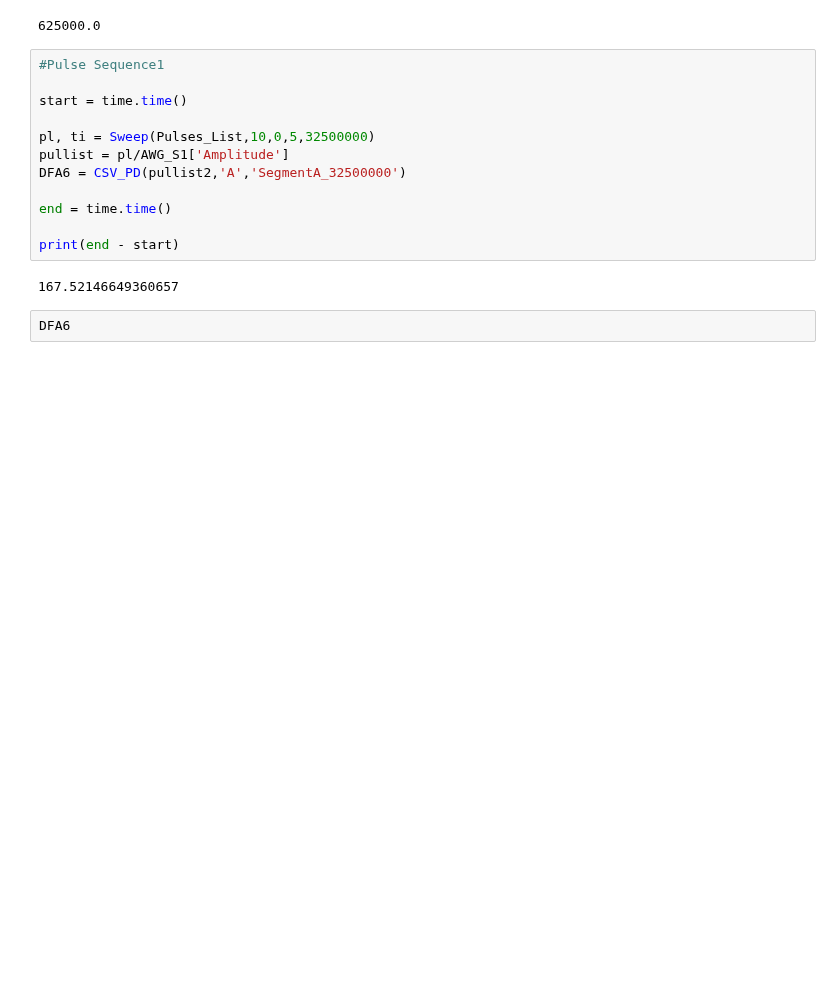
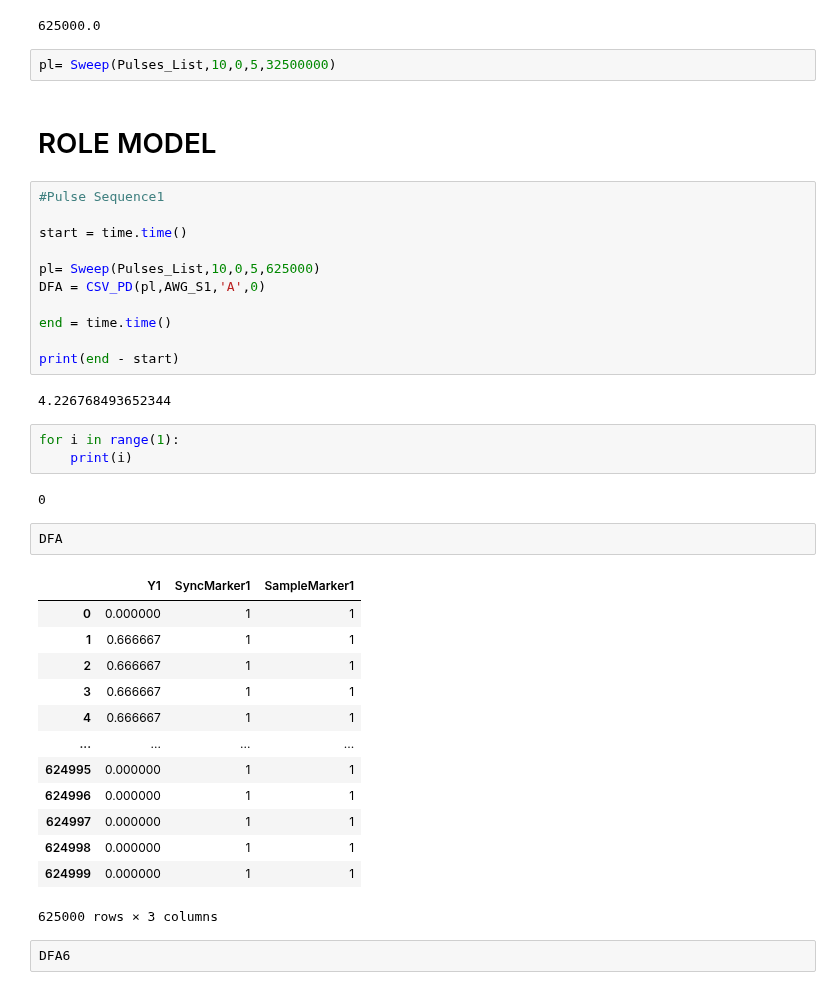
Before and after one commit to Holcan/STM, a Jupyter notebook: M8190/mechanicus.ipynb, the cells around one changed output. Drawn from its saved outputs; the diff is of its cells as text; blank space fills up the shorter version.

```diff
--- a/M8190/mechanicus.ipynb
+++ b/M8190/mechanicus.ipynb
@@ -525,20 +525,44 @@ M8190A.write('FREQ:RAST 125000000')
 5e-3 * 125000000
 # %% [output]
 625000.0
+# %%
+pl= Sweep(Pulses_List,10,0,5,32500000)
+# %% [markdown]
+# ROLE MODEL
 # %%
 #Pulse Sequence1
 
 start = time.time()
 
-pl, ti = Sweep(Pulses_List,10,0,5,32500000)
-pullist = pl/AWG_S1['Amplitude']
-DFA6 = CSV_PD(pullist2,'A','SegmentA_32500000')
+pl= Sweep(Pulses_List,10,0,5,625000)
+DFA = CSV_PD(pl,AWG_S1,'A',0)
 
 end = time.time()
 
 print(end - start)
 # %% [output]
-167.52146649360657
+4.226768493652344
+# %%
+for i in range(1):
+    print(i)
+# %% [output]
+0
+# %%
+DFA
+# %% [output]
+|  | Y1 | SyncMarker1 | SampleMarker1 |
+| 0 | 0.000000 | 1 | 1 |
+| 1 | 0.666667 | 1 | 1 |
+| 2 | 0.666667 | 1 | 1 |
+| 3 | 0.666667 | 1 | 1 |
+| 4 | 0.666667 | 1 | 1 |
+| ... | ... | ... | ... |
+| 624995 | 0.000000 | 1 | 1 |
+| 624996 | 0.000000 | 1 | 1 |
+| 624997 | 0.000000 | 1 | 1 |
+| 624998 | 0.000000 | 1 | 1 |
+| 624999 | 0.000000 | 1 | 1 |
+625000 rows × 3 columns
 # %%
 DFA6
 # %% [output]
```
Also changed, not shown: parts of 28 cells of this notebook, 5 other files.
